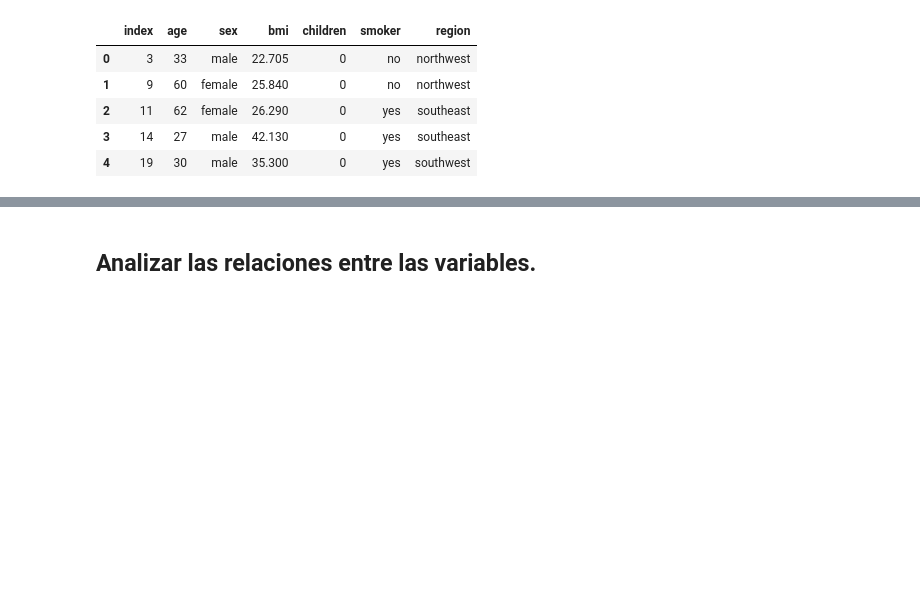
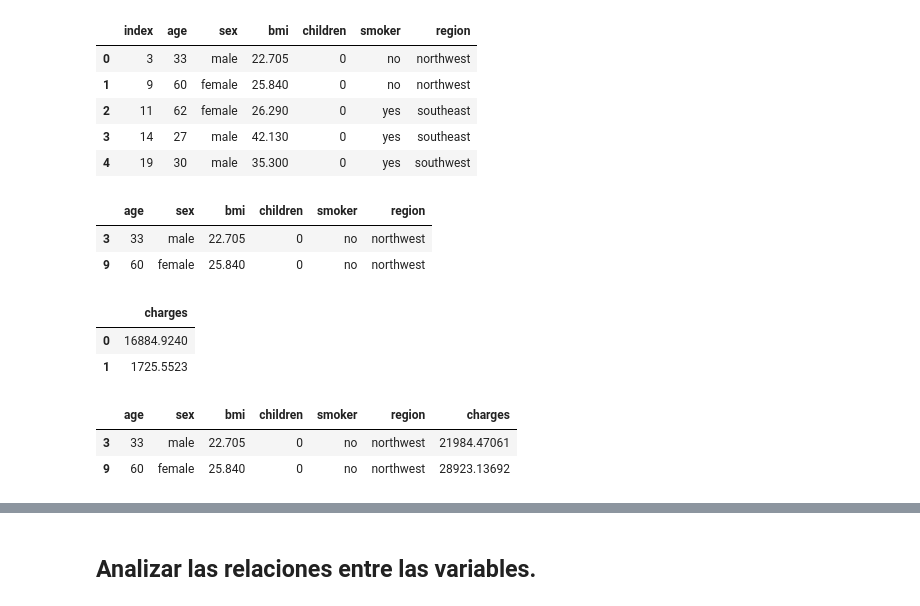
Before and after one commit to Adalab/DA-modulo-3-sprint-1-ana-anak, a Jupyter notebook: 01-RL-ML-Intro-primas-bajas.ipynb, the cells around one changed output, grey strips where cells are left out. Cells and saved outputs as stored; diff of their text form; code cells hidden in the pictures; blank space fills up the shorter version.

```diff
--- a/01-RL-ML-Intro-primas-bajas.ipynb
+++ b/01-RL-ML-Intro-primas-bajas.ipynb
@@ -319,3 +319,9 @@ df_sin_charges.head().reset_index()
 | 2 | 11 | 62 | female | 26.290 | 0 | yes | southeast |
 | 3 | 14 | 27 | male | 42.130 | 0 | yes | southeast |
 | 4 | 19 | 30 | male | 35.300 | 0 | yes | southwest |
+# %%
+df_sin_charges.head(2)
+# %% [output]
+|  | age | sex | bmi | children | smoker | region |
+| 3 | 33 | male | 22.705 | 0 | no | northwest |
+| 9 | 60 | female | 25.840 | 0 | no | northwest |
@@ -322 +330,8 @@ df_sin_charges.head().reset_index()
+# %%
+df_c = pd.DataFrame(chargues)
+df_c.head(2)
+# %% [output]
+|  | charges |
+| 0 | 16884.9240 |
+| 1 | 1725.5523 |
 # %%
@@ -324,3 +339,9 @@ df_final = df.merge(df_sin_charges, how ='left')
+# %%
+df_final.head(2)
+# %% [output]
+|  | age | sex | bmi | children | smoker | region | charges |
+| 3 | 33 | male | 22.705 | 0 | no | northwest | 21984.47061 |
+| 9 | 60 | female | 25.840 | 0 | no | northwest | 28923.13692 |
 # %%
 numericas_f=df_final.select_dtypes(include=np.number)
 numericas_f.head(2)
```
Also changed, not shown: parts of 17 cells of this notebook, 3 other files.
